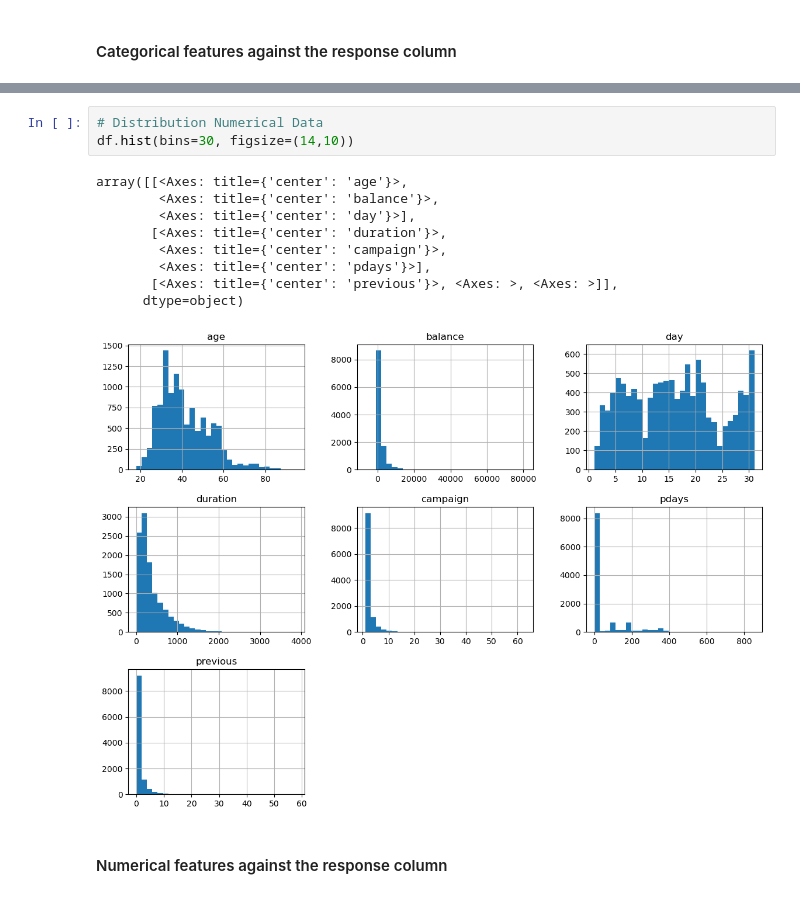
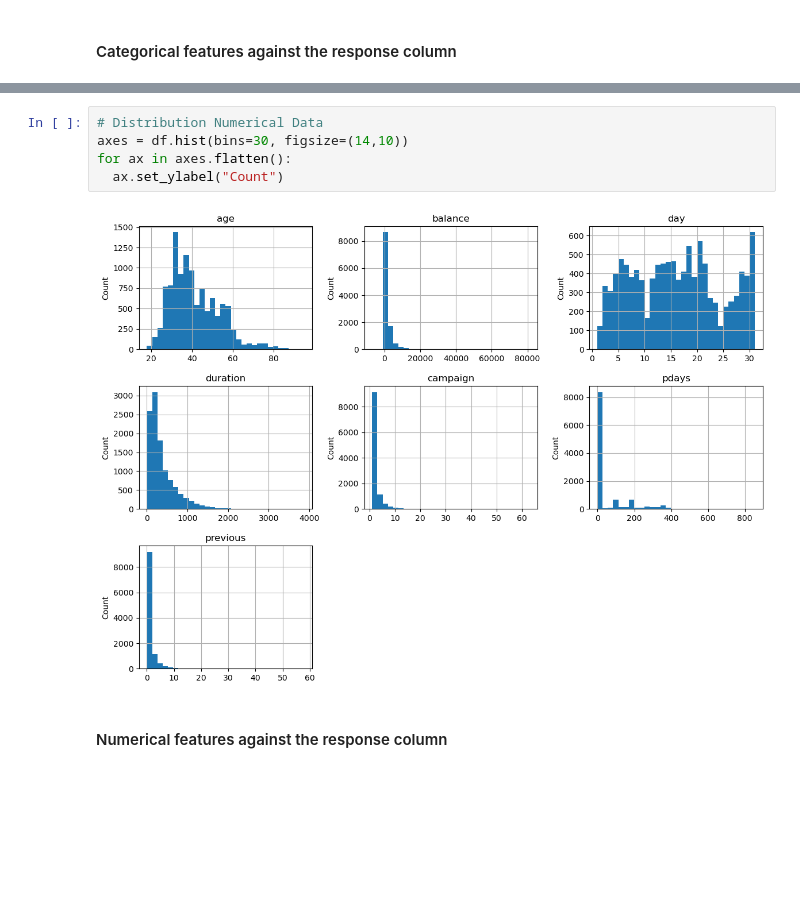
Before and after one commit to Migas77/FAA_Assignment1, a Jupyter notebook: bank_data_analysis.ipynb, the cells around one changed output, grey strips where cells are left out. Saved outputs shown, nothing was run; the diff lists cells and outputs as text; blank space fills up the shorter version.

```diff
--- a/bank_data_analysis.ipynb
+++ b/bank_data_analysis.ipynb
@@ -164,16 +164,10 @@ The charts below illustrate the distribution of numerical data in the dataset. U
 # %%
 # Distribution Numerical Data
-df.hist(bins=30, figsize=(14,10))
+axes = df.hist(bins=30, figsize=(14,10))
+for ax in axes.flatten():
+  ax.set_ylabel("Count")
 # %% [output]
-array([[<Axes: title={'center': 'age'}>,
-        <Axes: title={'center': 'balance'}>,
-        <Axes: title={'center': 'day'}>],
-       [<Axes: title={'center': 'duration'}>,
-        <Axes: title={'center': 'campaign'}>,
-        <Axes: title={'center': 'pdays'}>],
-       [<Axes: title={'center': 'previous'}>, <Axes: >, <Axes: >]],
-      dtype=object)
-[figure, old version]
+[figure, new version]
 # %% [markdown]
 #### Numerical features against the response column
 # %%
```
Also changed, not shown: parts of 8 cells of this notebook.
